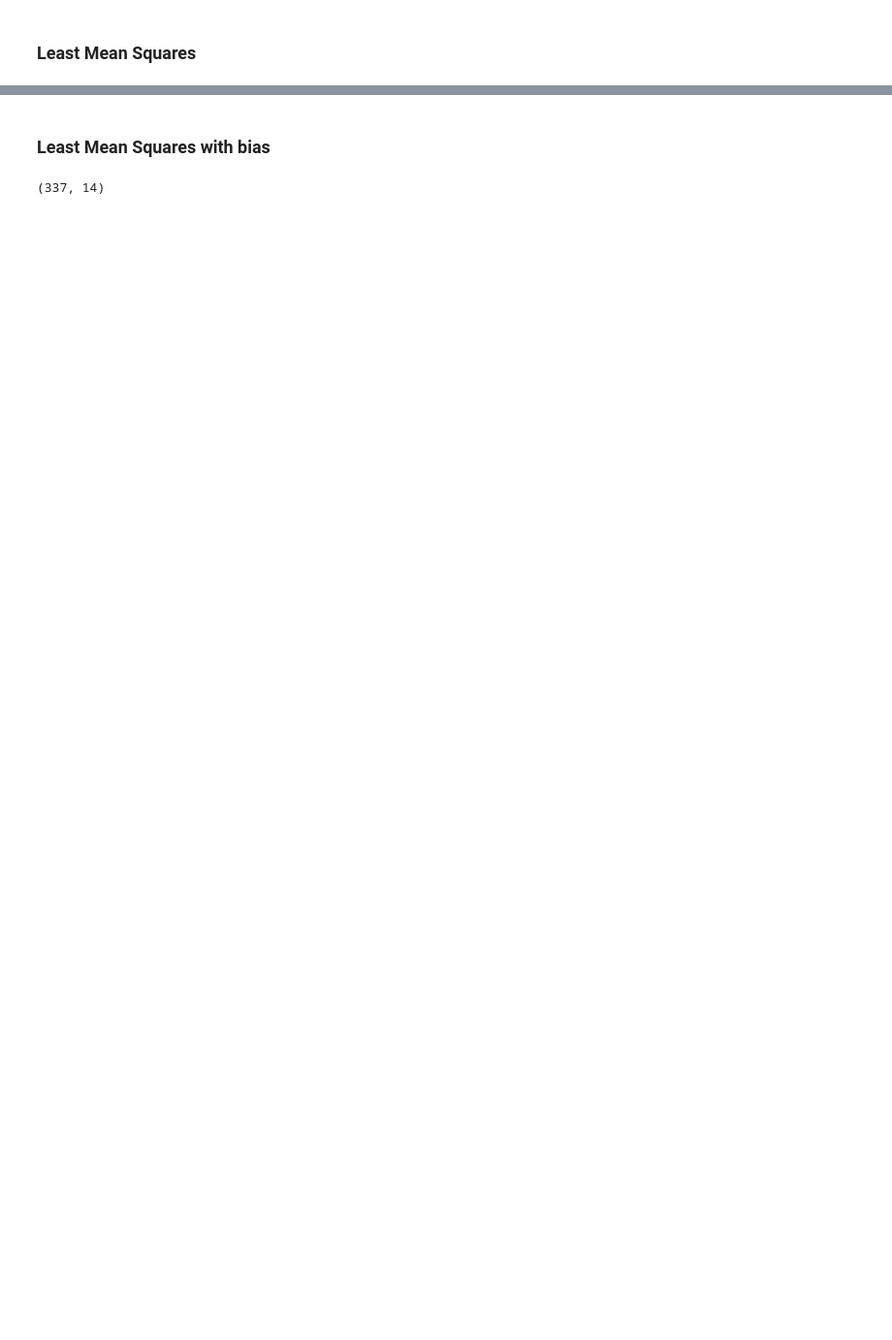
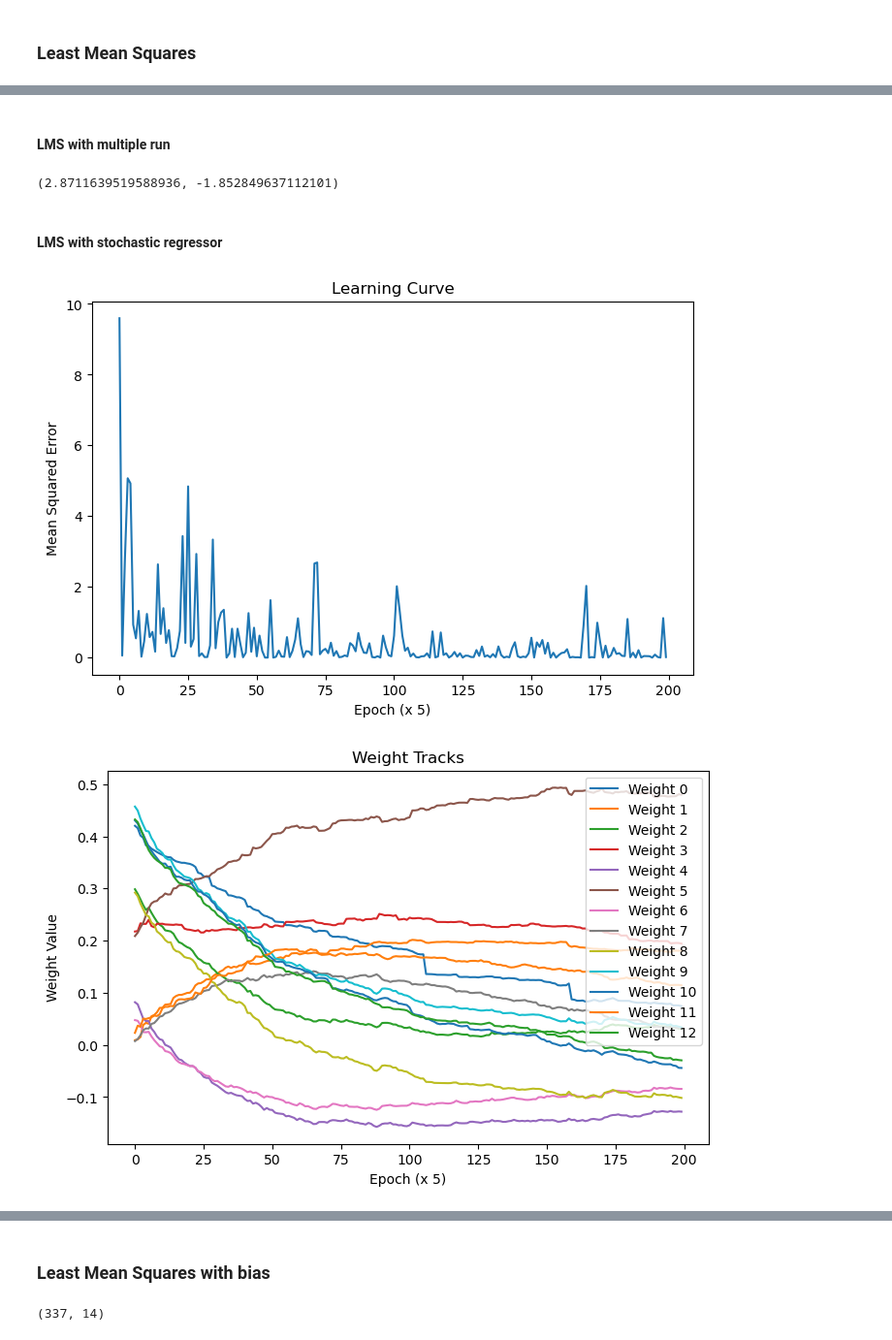
Before and after one commit to Zhenhan-Lin/EEL-6814, a Jupyter notebook: Linear_Regression/lease_mean_squares.ipynb, the cells around one changed output, grey strips where cells are left out. Shown at 97% size. Saved outputs shown, nothing was run; the diff lists cells and outputs as text; code cells hidden in the pictures; blank space fills up the shorter version.

```diff
--- a/Linear_Regression/lease_mean_squares.ipynb
+++ b/Linear_Regression/lease_mean_squares.ipynb
@@ -23,0 +3,9 @@ data
+# %%
+import numpy as np # linear algebra
+import pandas as pd # data processing, CSV file I/O (e.g. pd.read_csv)
+
+from pandas import read_csv
+#Lets load the dataset and sample some
+column_names = ['CRIM', 'ZN', 'INDUS', 'CHAS', 'NOX', 'RM', 'AGE', 'DIS', 'RAD', 'TAX', 'PTRATIO', 'B', 'LSTAT', 'MEDV']
+data = read_csv('housing.csv', header=None, delimiter=r"\s+", names=column_names)
+print(data.head(5))
@@ -126,3 +141,5 @@ def lms(data_set, w, lr, train=True):
     return J
 
   # print('error: {}, weight:{}'.format(E, w))
+# %% [markdown]
+#### LMS with multiple run
@@ -128,0 +164,55 @@ def lms(data_set, w, lr, train=True):
+# %%
+np.max(y_train), np.min(y_train)
+# %% [output]
+(2.8711639519588936, -1.852849637112101)
+# %% [markdown]
+#### LMS with stochastic regressor
+# %%
+import random
+
+def lms_n(train_data, train_label, w, lr, train=True):
+  pred = w.T @ train_data
+  J = np.power((train_label - pred), 2) / 2
+  if train:
+    gradient = (train_label - pred) * train_data
+    w = w + lr * gradient
+    return w, J
+  return J
+
+weights = np.random.rand(X_train.shape[1]) * 0.5
+learning_rate = 0.001
+epoch = 1000
+weight_history_n = []
+error_history_n = []
+
+for e in range(epoch):
+    rand = random.randint(0, X_train.shape[0] - 1)
+    # print("==== Epoch : {}-{} ====".format(e, rand))
+
+    weights, loss = lms_n(X_train[rand],y_train[rand], weights, learning_rate)
+    weight_history_n.append(weights.copy())
+    error_history_n.append(loss.copy())
+
+weight_history_n = np.array(weight_history_n)
+error_history_n = np.array(error_history_n)
+
+plt.figure(figsize=(8,5))
+sampling = np.arange(0, 1000,5)
+plt.plot(np.arange(len(sampling)), error_history_n[sampling])
+plt.xlabel('Epoch (x 5)')
+plt.ylabel('Mean Squared Error')
+plt.title('Learning Curve')
+plt.show()
+
+# Plotting the weight tracks
+plt.figure(figsize=(8,5))
+for i in range(X_train.shape[1]):
+    plt.plot([w[i] for w in weight_history_n[sampling]], label=f'Weight {i}')
+plt.xlabel('Epoch (x 5)')
+plt.ylabel('Weight Value')
+plt.title('Weight Tracks')
+plt.legend()
+plt.show()
+# %% [output]
+[figure, added]
+[figure, added]
```
Also changed, not shown: parts of 28 cells of this notebook, 1 other file.
